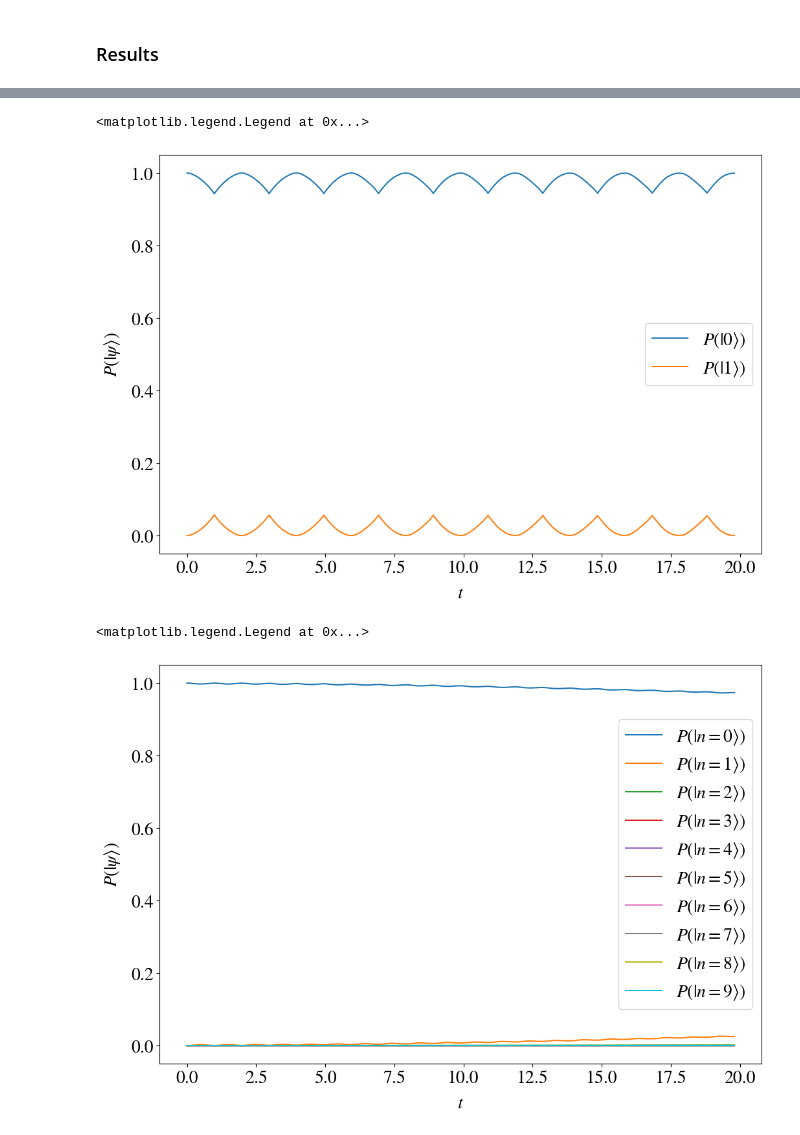
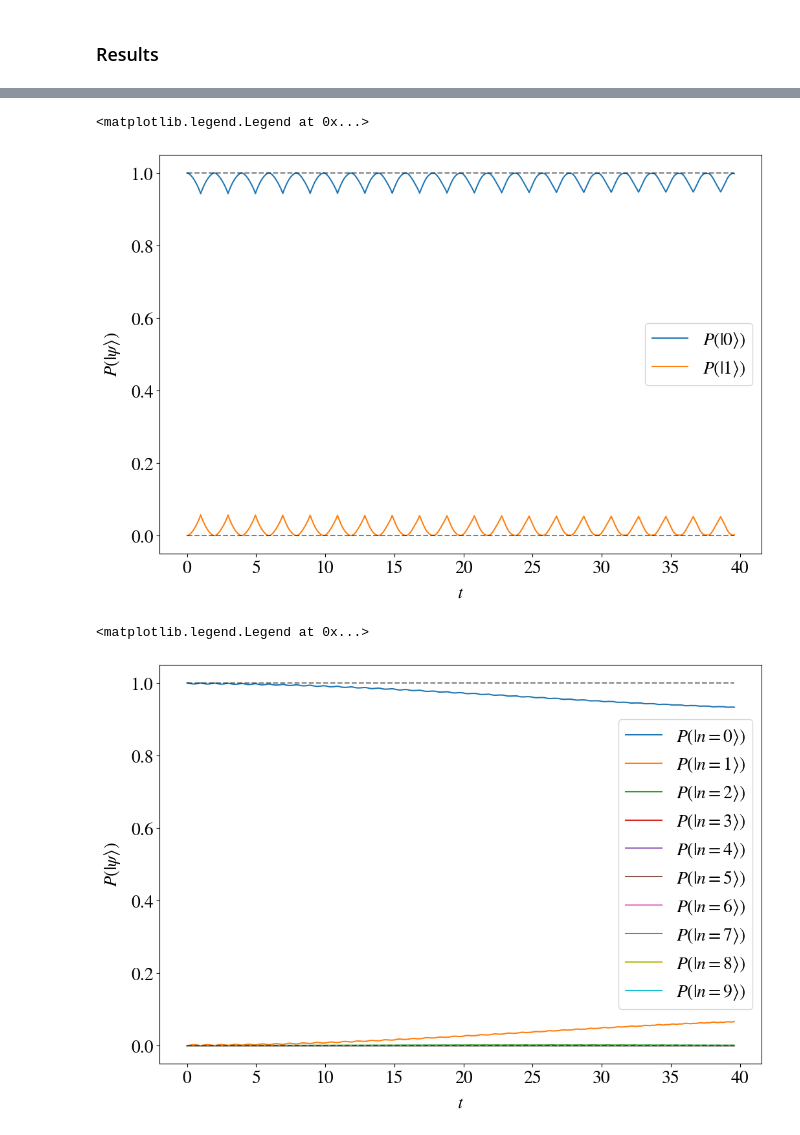
Before and after one commit to OpenQuantumDesign/oqd-trical, a Jupyter notebook: examples/9_example_floquet.ipynb, the cells around one changed output, grey strips where cells are left out. Cells and saved outputs as stored; diff of their text form; code cells hidden in the pictures.

```diff
--- a/examples/9_example_floquet.ipynb
+++ b/examples/9_example_floquet.ipynb
@@ -93,7 +93,7 @@ beam2 = Beam(
     target=0,
 )
 
-T = 10
+T = 20
 step = 1
 
 protocol = SequentialProtocol(
@@ -157,23 +157,37 @@ Total run time:  14.56s
 # %%
 k = slice(None, None, 1)
 
 fig = plt.figure()
 
 ax = fig.subplots(1, 1, sharex=True)
 
 ax.plot(
     result["tspan"][k],
     [s.ptrace(0).diag()[:] for s in result["states"][k]],
     label=[rf"$P(|{i}\rangle)$" for i in range(2)],
 )
+ax.plot(
+    result["tspan"][slice(None, None, len(result["tspan"]) - 1)],
+    np.zeros(2),
+    "--",
+    alpha=0.5,
+    color="k",
+)
+ax.plot(
+    result["tspan"][slice(None, None, len(result["tspan"]) - 1)],
+    np.ones(2),
+    "--",
+    alpha=0.5,
+    color="k",
+)
 
 ax.set_xlabel(r"$t$", labelpad=10)
 ax.set_ylabel(r"$P(| \psi \rangle)$", labelpad=10)
 
 ax.legend()
 # %% [output]
 <matplotlib.legend.Legend at 0x...>
-[figure, old version]
+[figure, new version]
 # %%
 k = slice(None, None, 1)
 
@@ -187,10 +201,25 @@ ax.plot(
     label=[rf"$P(|n={i}\rangle)$" for i in range(10)],
 )
 
+ax.plot(
+    result["tspan"][slice(None, None, len(result["tspan"]) - 1)],
+    np.zeros(2),
+    "--",
+    alpha=0.5,
+    color="k",
+)
+ax.plot(
+    result["tspan"][slice(None, None, len(result["tspan"]) - 1)],
+    np.ones(2),
+    "--",
+    alpha=0.5,
+    color="k",
+)
+
 ax.set_xlabel(r"$t$", labelpad=10)
 ax.set_ylabel(r"$P(| \psi \rangle)$", labelpad=10)
 
 ax.legend()
 # %% [output]
 <matplotlib.legend.Legend at 0x...>
-[figure, old version]
+[figure, new version]
```
Also changed, not shown: parts of 1 cell of this notebook, 3 other files.
